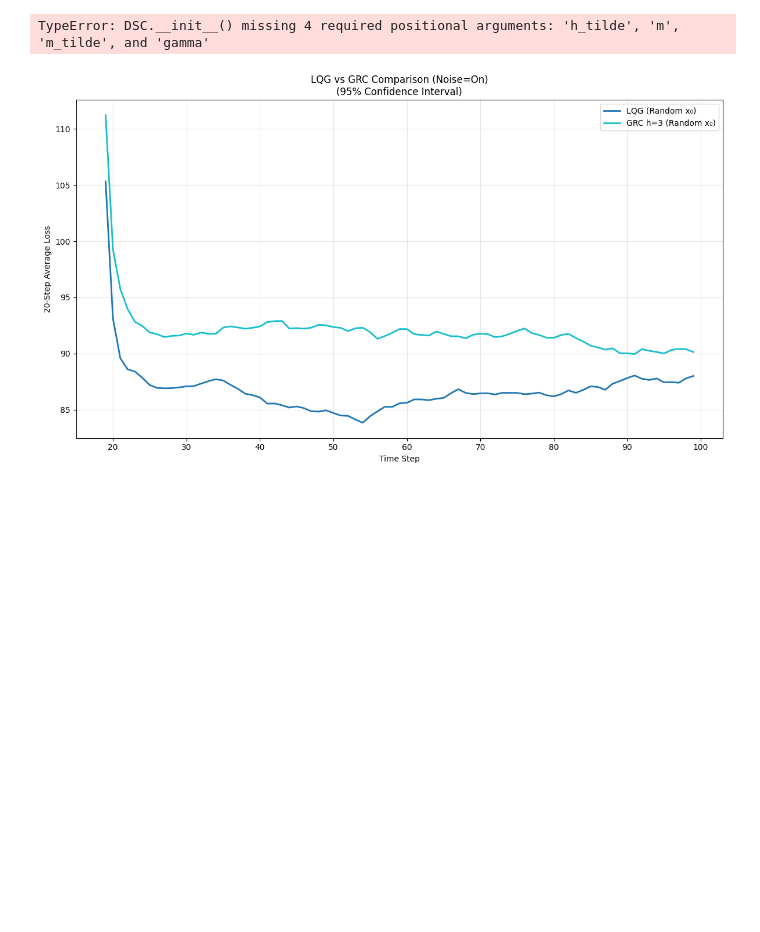
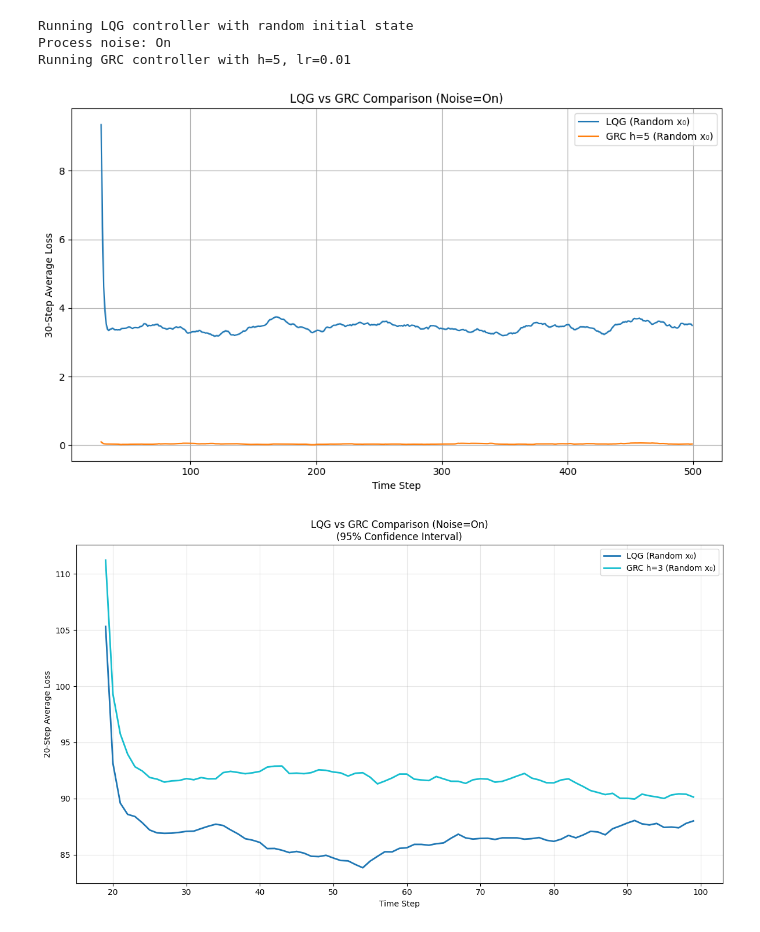
Before and after one commit to Sof0-0/spectral_control, a Jupyter notebook: new_tests.ipynb, the cells around one changed output. Cells and saved outputs as stored; diff of their text form; code cells hidden in the pictures; blank space fills up the shorter version.

```diff
--- a/new_tests.ipynb
+++ b/new_tests.ipynb
@@ -341,7 +347,7 @@ if __name__ == "__main__":
     # === CONFIGURATION ===
     torch.manual_seed(42)
     d = 30  # hidden state dimension
-    p = 1  # observation dimension
+    p = 1  # observa tion dimension
     n = 1   # control dimension
     T = 500  # time horizon
     window = 30  # moving average window
@@ -389,7 +395,7 @@ if __name__ == "__main__":
     grc_controller = GRC(A=A_np, B=B_np,C=C_np,Q=Q_np,  Q_obs=Q_obs_np, R=R_np,Q_noise=W_np,R_noise=V_np,h=h,T=T,lr=lr)
 
     # Create DSC controller with same system matrices
-    dsc_controller = DSC(A=A_np, B=B_np, C=C_np,Q=Q_np, Q_obs=Q_obs_np, R=R_np,Q_noise=W_np,R_noise=V_np,h=h,T=T)
+    dsc_controller = DSC(A=A_np, B=B_np, C=C_np, Q=Q_np, Q_obs=Q_obs_np, R=R_np, h=h, h_tilde=h_tilde, m=m, m_tilde=m_tilde, gamma=gamma, Q_noise=W_np, R_noise=V_np,T=T)
 
     # Ensure initial state is on the correct device and the same for both controllers
     controller_device = lqg_controller.device
@@ -404,34 +410,37 @@ if __name__ == "__main__":
         add_noise=add_noise,
         use_control=True,
         num_trials=num_trials
     )
     lqg_controller.losses = lqg_costs
 
     print(f"Running GRC controller with h={h}, lr={lr}")
 
     # Run GRC simulation with same initial state
     grc_costs = grc_controller.run(
         initial_state=initial_state.clone(),
         add_noise=add_noise,
         use_control=True,
         num_trials=num_trials
     )
     grc_controller.losses = grc_costs
 
     # Create the labels
     label = lambda b: 'Random x₀' if b else 'x₀ = 0'
 
 
     # Plot just LQG vs GRC for clearer comparison
     plot_loss_comparison(
         [lqg_controller, grc_controller],
         [f'LQG ({label(random_initial_state)})',
          f'GRC h={h} ({label(random_initial_state)})'],
         f"LQG vs GRC Comparison (Noise={'On' if add_noise else 'Off'})",
         window_size=window #save_path="PO/figures/results/grc_v_lqg_new_gauss_30_25_5.png"
     )
 # %% [output]
-TypeError: DSC.__init__() missing 4 required positional arguments: 'h_tilde', 'm', 'm_tilde', and 'gamma'
+Running LQG controller with random initial state
+Process noise: On
+Running GRC controller with h=5, lr=0.01
+[figure, added]
 # %%
 means, lowers, uppers = plot_loss_comparison_with_ci(
     [lqg_controller, grc_controller],
```
Also changed, not shown: parts of 4 cells of this notebook, 4 other files.
